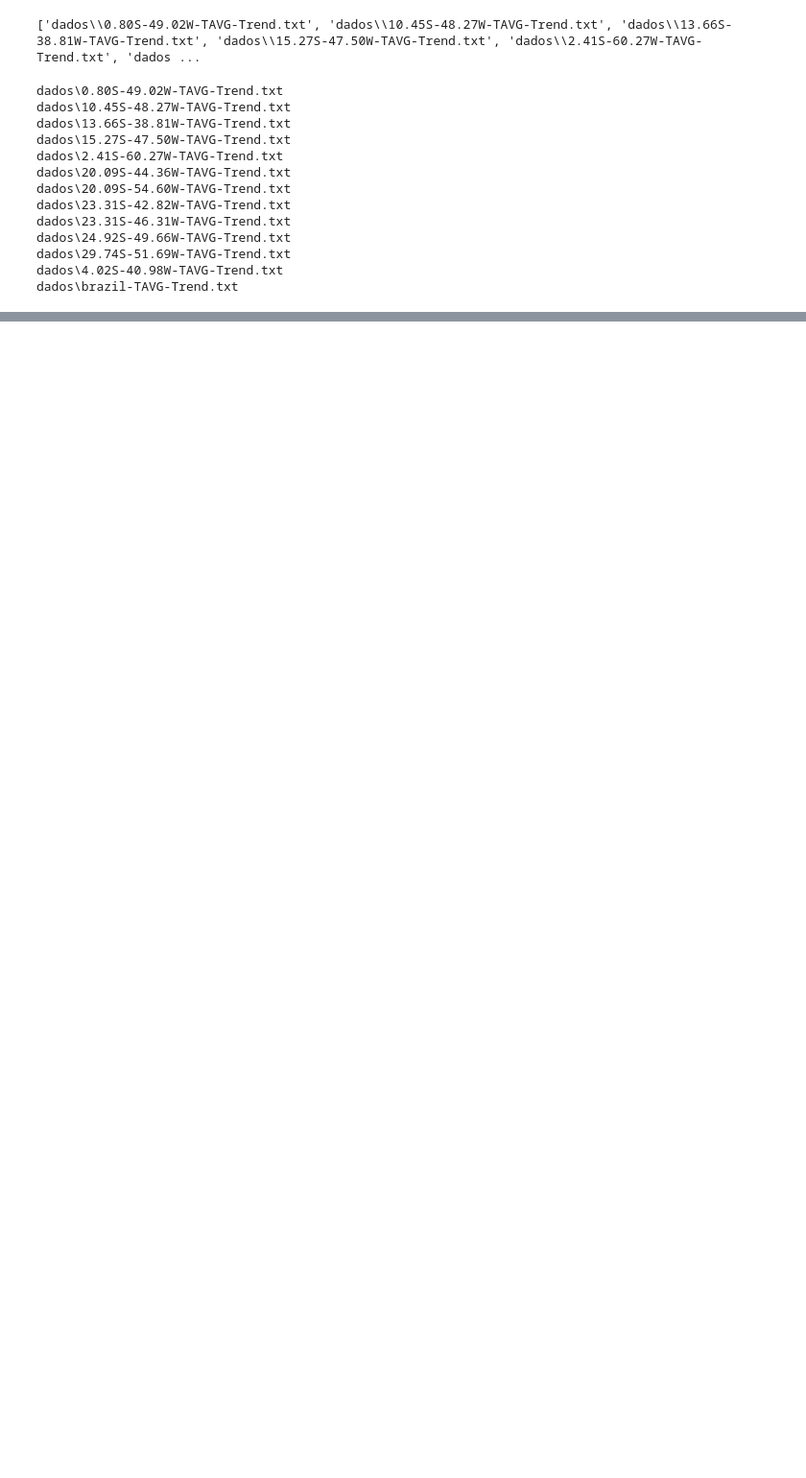
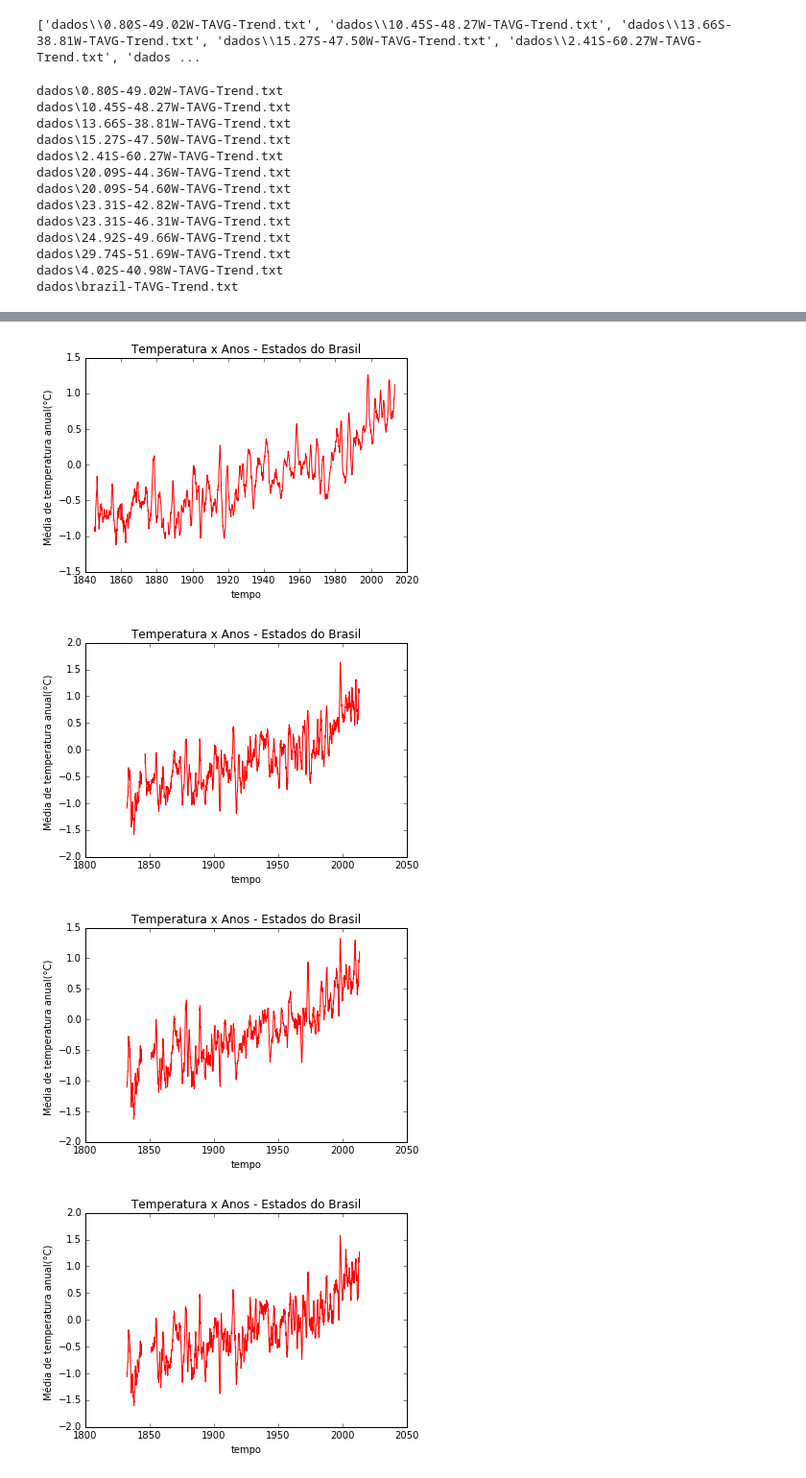
Before and after one commit to mat-esp-2016/python-2-lucas_oceano, a Jupyter notebook: python2.ipynb, the cells around one changed output, grey strips where cells are left out. Shown: that part at 96% size. Cells and saved outputs as stored; diff of their text form; code cells hidden in the pictures; blank space fills up the shorter version.

Commit message:
Processo de confecção do código
Utilização do jupyter notebook, para confecção do código.

```diff
--- a/python2.ipynb
+++ b/python2.ipynb
@@ -29,3 +29,7 @@ dados\24.92S-49.66W-TAVG-Trend.txt
 dados\29.74S-51.69W-TAVG-Trend.txt
 dados\4.02S-40.98W-TAVG-Trend.txt
 dados\brazil-TAVG-Trend.txt
+# %%
+for arquivo in arquivos:
+    if arquivo !='dados\\brazil-TAVG-Trend.txt':
+        print(arquivo)
@@ -31,0 +49,22 @@ dados\brazil-TAVG-Trend.txt
+# %%
+for arquivo in arquivos:
+    if arquivo !='dados\\brazil-TAVG-Trend.txt':
+        dados= np.loadtxt(arquivo, comments='%')
+        anomalia_temp_anual= dados[:,4]
+        anos= dados [:,0]
+        meses= dados[:,1]
+        tempo= (anos + (meses/12))
+        plt.figure()
+        plt.plot(tempo ,anomalia_temp_anual,'r-')
+        plt.xlabel('tempo')
+        plt.ylabel('Média de temperatura anual(°C) ')
+        plt.title('Temperatura x Anos - Estados do Brasil')
+        plt.savefig(arquivo [0:-3] + 'png')
+# Geramos um grafico para cada dado, com o auxilio da ferramenta "for,in", utilizamos o "if" para não gerar o grafico para o dado
+# de todo o Brasil, trouxemos os dados com o uso do "np.loadtxt" e plotamos a anomalia anual no eixo y e os anos no eixo x.
+# Utilizamos o "plt.savefig" para salvar os graficos.
+# %% [output]
+[figure, added]
+[figure, added]
+[figure, added]
+[figure, added]
```
Also changed, not shown: parts of 2 cells of this notebook.
